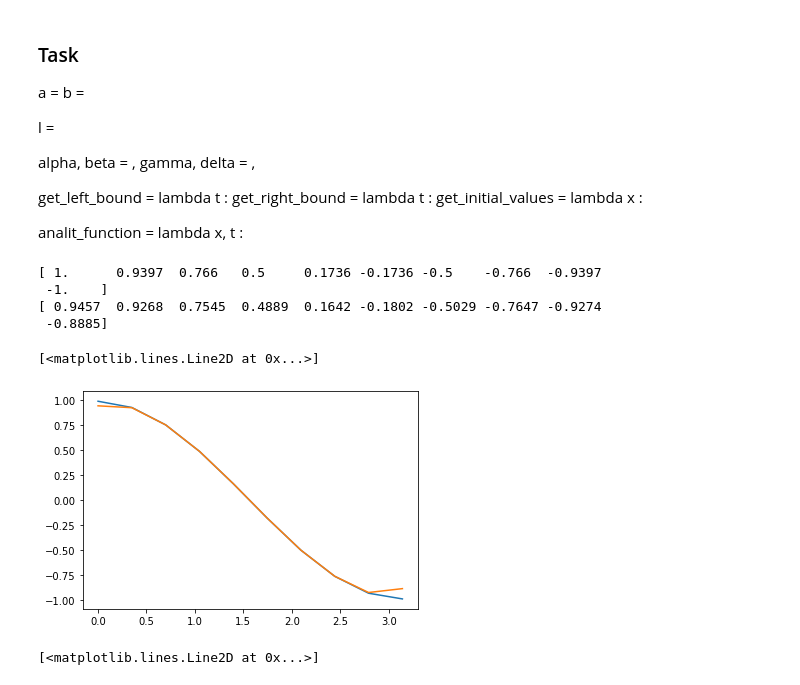
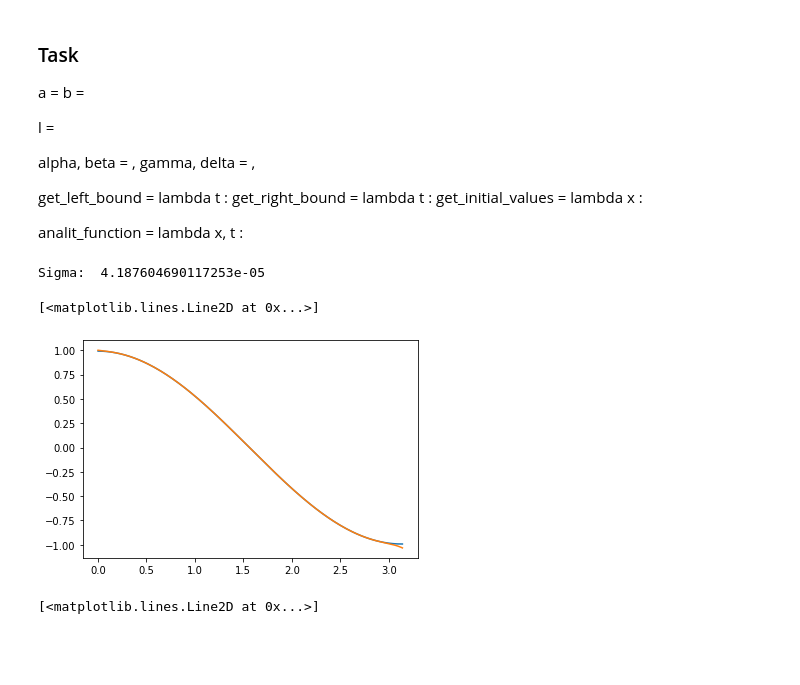
Before and after one commit to AppCrashExpress/num-methods-boogaloo, a Jupyter notebook: lab1/lab1.ipynb, the cells around one changed output. Saved outputs shown, nothing was run; the diff lists cells and outputs as text; code cells hidden in the pictures; blank space fills up the shorter version.

```diff
--- a/lab1/lab1.ipynb
+++ b/lab1/lab1.ipynb
@@ -101,9 +101,12 @@ get_initial_values = lambda x : np.cos(x)
 analit_function = lambda x, t : np.exp(-a*t) * np.cos(x + b*t)
 # %%
 def solve_explicit(*, space_start=0.0, space_stop=1.0, space_num=200,
-                      time_start=0.0,  time_stop=1.0,  time_num=200):
+                      time_start=0.0,  time_stop=1.0,  time_num=200,
+                      approx_type='1o2p'):
     space_step = (space_stop - space_start) / (space_num - 1)
     time_step = (time_stop - time_start) / (time_num - 1)
+
+    print('Sigma: ', a * time_step / (space_step/space_step))
 
     grid = np.zeros((time_num, space_num))
     grid[0, :] = get_initial_values( np.linspace(space_start, space_stop, space_num) )
@@ -118,27 +121,31 @@ def solve_explicit(*, space_start=0.0, space_stop=1.0, space_num=200,
 
             grid[t+1, x] = grid[t, x] + diffusion + movement
 
-        grid[t+1, 0] =  ( -1 * (alpha / space_step) * grid[t+1, 1] + get_left_bound((t+1) * time_step) ) / (beta - alpha / space_step)
-        grid[t+1, -1] = ( (gamma / space_step) * grid[t+1, -2] + get_right_bound((t+1) * time_step) ) / (delta + gamma / space_step)
+        if approx_type == '1o2p':
+            grid[t+1, 0]  = ( -1 * (alpha / space_step) * grid[t+1, 1] + get_left_bound((t+1) * time_step) ) / (beta - alpha / space_step)
+            grid[t+1, -1] = ( (gamma / space_step) * grid[t+1, -2] + get_right_bound((t+1) * time_step) ) / (delta + gamma / space_step)
+
+        elif approx_type == '2o3p':
+            grid[t+1, 0]  = ( get_left_bound((t+1) * time_step) - alpha * (4*grid[t+1, 1] - grid[t+1, 2]) / (2*space_step) ) / ( (-3*alpha)/(2*space_step) + beta )
+            grid[t+1, -1] = ( get_right_bound((t+1) * time_step) - gamma * (grid[t+1, -3] - 4*grid[t+1, -2]) / (2*space_step) ) / ( (3*gamma)/(2*space_step) + delta )
+
+        elif approx_type == '2o2p':
+            # grid[t+1, 0]  = ( get_left_bound((t+1) * time_step)/alpha - )
+            grid[t+1, 0]  = (space_step/time_step * grid[t, 0] - get_left_bound((t+1) * time_step) * (2*a*a - b*space_step)/alpha + 2*a*a/space_step * grid[t+1, 1]) / ( 2*a*a/space_step + space_step/time_step + beta/alpha * (2*a*a - b*space_step) )
+            grid[t+1, -1] = (space_step/time_step * grid[t, -1] - get_right_bound((t+1) * time_step) * (2*a*a + b*space_step)/gamma + 2*a*a/space_step * grid[t+1, -2]) / (2*a*a/space_step + space_step/time_step + delta/gamma * (2*a*a + b*space_step))
 
     return grid
 # %%
-grid = solve_explicit(space_start=0.0, space_stop=l, space_num=10, time_num=200)
+grid = solve_explicit(space_start=0.0, space_stop=l, space_num=200, time_num=200, approx_type='2o2p')
+# %% [output]
+Sigma:  4.187604690117253e-05
-# %%
-print(grid[0])
-print(grid[-1])
-# %% [output]
-[ 1.      0.9397  0.766   0.5     0.1736 -0.1736 -0.5    -0.766  -0.9397
- -1.    ]
-[ 0.9457  0.9268  0.7545  0.4889  0.1642 -0.1802 -0.5029 -0.7647 -0.9274
- -0.8885]
 # %%
-points = np.linspace(0.0, l, 10)
+points = np.linspace(0.0, l, 200)
 plt.plot(points, analit_function(points, 1))
 plt.plot(points, grid[-1])
 # %% [output]
 [<matplotlib.lines.Line2D at 0x...>]
-[figure, old version]
+[figure, new version]
 # %%
 points = np.linspace(0.0, l, 500)
 plt.plot(points, analit_function(points, 1))
```
Also changed, not shown: parts of 2 cells of this notebook.
